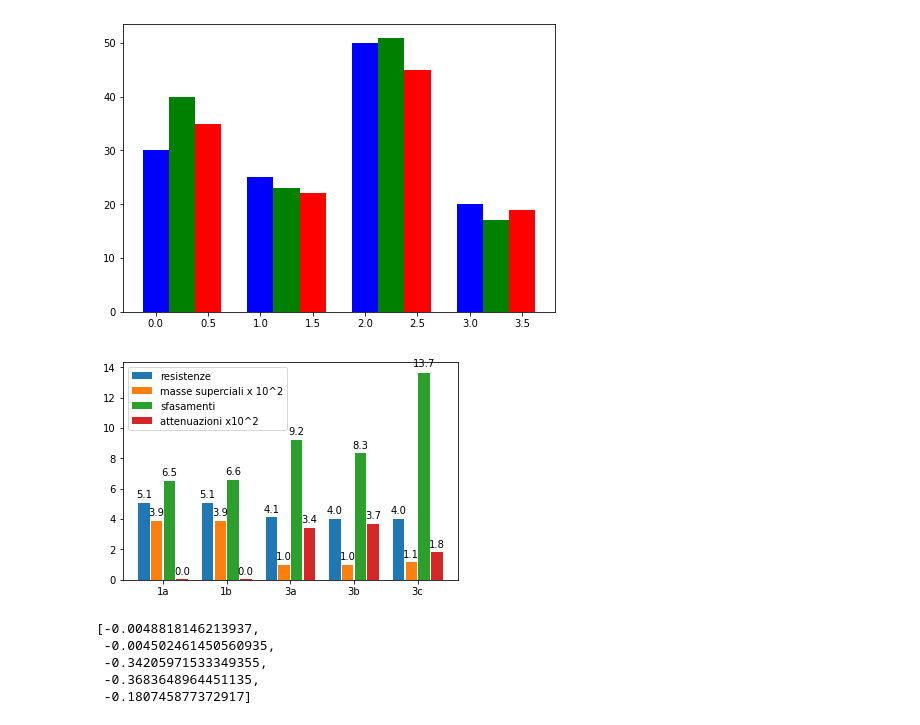
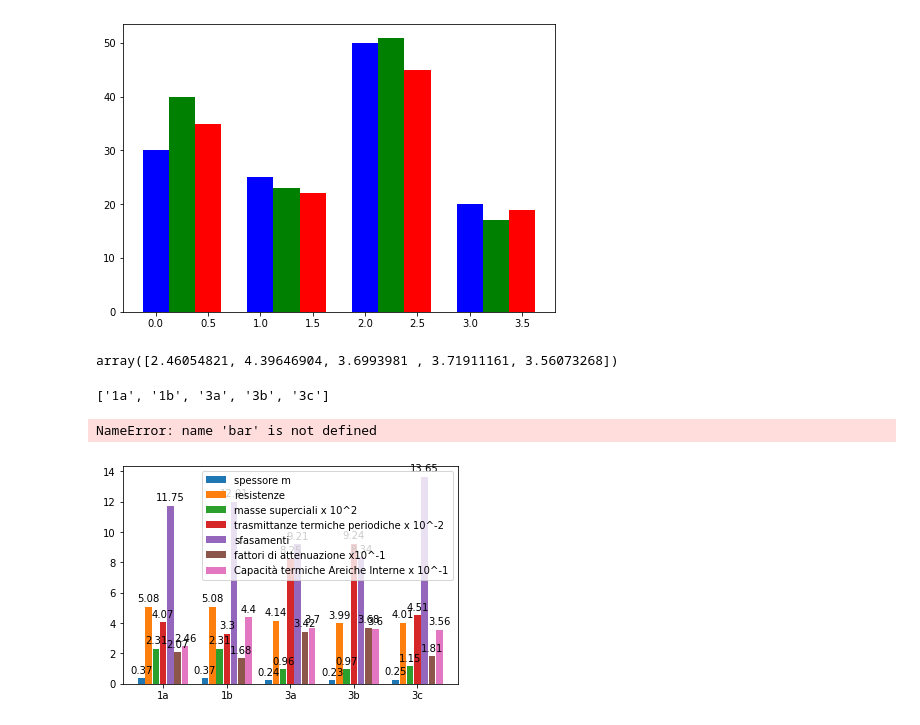
Before and after one commit to sononicola/Static-and-Dynamic-thermal-characterics-of-buildings-components, a Jupyter notebook: ThermBuildings.ipynb, the cells around one changed output. Drawn from its saved outputs; the diff is of its cells as text; code cells hidden in the pictures.

Commit message:
capacotà termica areicca, grafico a barre con più dati

```diff
--- a/ThermBuildings.ipynb
+++ b/ThermBuildings.ipynb
@@ -397,0 +394,21 @@ Totale =  172115.0
+# %%
+massaSuperficiale = spessori*densità
+massaSuperficialeTot = sum(massaSuperficiale)
+print("Massa superficiale = ", massaSuperficialeTot)
+
+
+capacitàTermicaAreica = spessori*densità*caloreSpecifico
+capacitàTermicaAreicaTot = sum(capacitàTermicaAreica)
+print("Capacità termica areica = ", capacitàTermicaAreica, "\nTotale = ", capacitàTermicaAreicaTot )
+
+
+diffusivitàTermica = trasmittanze / (densità * caloreSpecifico)
+print("Diffusività termica = ", diffusivitàTermica)
+
+#k1 = omega * modulo(Z11-1/Z12)
+k1 = ((tempo*3600)/(2*math.pi) * np.sqrt((((Zee[0][0]-1)/Zee[0][1]).real)**2
+           + (((Zee[0][0]-1)/Zee[0][1]).imag)**2))/1000 #kJ/m2 K
+print("Capacità termica areica interna", k1)
+k2 = ((tempo*3600)/(2*math.pi) * np.sqrt((((Zee[1][1]-1)/Zee[0][1]).real)**2
+           + (((Zee[1][1]-1)/Zee[0][1]).imag)**2))/1000 #kJ/m2 K
+print("Capacità termica areica esterna", k2)
@@ -414,9 +438,13 @@ paretiOutput[parete]["trasmittanzaTermicaPeriodica"]=Y12
 paretiOutput[parete]["ammettanzaInterna"]=Y11
 paretiOutput[parete]["ammettanzaEsterna"]=Y22
 paretiOutput[parete]["capacitàTermicaAreica"]=capacitàTermicaAreica
+paretiOutput[parete]["capacitàTermicaAreicaTot"]=capacitàTermicaAreicaTot
+paretiOutput[parete]["CapacitàTermicaAreicaInterna"]=k1
+paretiOutput[parete]["CapacitàTermicaAreicaEsterna"]=k2
 paretiOutput[parete]["massaSuperficiale"]=massaSuperficiale
 paretiOutput[parete]["massaSuperficialeTot"]=massaSuperficialeTot
-paretiOutput[parete]["capacitàTermicaAreicaTot"]=capacitàTermicaAreicaTot
+paretiOutput[parete]["diffusivitàTermica"]=diffusivitàTermica*10**7
+
 
 
 paretiOutput[parete]
@@ -565,7 +585,8 @@ sfasamenti=makeListFromDoubleDicts(pareti,'sfasamento')
 masseSuperficiali=makeListFromDoubleDicts(pareti,'massaSuperficialeTot')
 attenuazioni=makeListFromDoubleDicts(pareti,'attenuazione')
 spessoriTot=makeListFromDoubleDicts(pareti,'spessoreTot')
-capacitàTermicaAreiche=makeListFromDoubleDicts(pareti,'capacitàTermicaAreicaTot')
+capacitàTermicaAreicheInterne=makeListFromDoubleDicts(pareti,'CapacitàTermicaAreicaInterna')
+trasmittanzeTermichePeriodiche=makeListFromDoubleDicts(pareti,'trasmittanzaTermicaPeriodica')
 # %%
 # mettere senza asse y oppure con doppi assi
 # scegliere le altre proprietà da stapare
@@ -603,7 +624,7 @@ ax.legend()
 def autolabel(rects):
     """Attach a text label above each bar in *rects*, displaying its height."""
     for rect in rects:
-        height = round(rect.get_height(),1)
+        height = round(rect.get_height(),2)
         ax.annotate('{}'.format(height),
                     xy=(rect.get_x() + rect.get_width() / 2, height),
                     xytext=(0, 3),  # 3 points vertical offset
@@ -634,6 +655,18 @@ ax.bar(X + 0.50, data[2], color = 'r', width = 0.25)
 # %% [output]
 <BarContainer object of 4 artists>
 [figure]
+# %%
+np.array(capacitàTermicaAreicheInterne)*0.1
+# %% [output]
+array([2.46054821, 4.39646904, 3.6993981 , 3.71911161, 3.56073268])
+# %%
+list(paretiOutput.keys())
+# %% [output]
+['1a', '1b', '3a', '3b', '3c']
+# %%
+bar
+# %% [output]
+NameError: name 'bar' is not defined
 # %%
 #  https://stackoverflow.com/questions/14270391/python-matplotlib-multiple-bars
 
@@ -693,42 +726,37 @@ def bar_plot(ax, data, colors=None, total_width=0.8, single_width=1, legend=True
 
         # Draw a bar for every value of that type
         for x, y in enumerate(values):
             bar = ax.bar(x + x_offset, y, width=bar_width * single_width, color=colors[i % len(colors)])
             autolabel(bar)
         # Add a handle to the last drawn bar, which we'll need for the legend
         bars.append(bar[0])
 
     # Draw legend if we need
     if legend:
         ax.legend(bars, data.keys(),loc='best')
 
 
 if __name__ == "__main__":
     # Usage example:
     data = {
+        "spessore m": spessoriTot,
         "resistenze": resistenzeTot,
         "masse superciali x 10^2": np.array(masseSuperficiali)*0.01,
+        "trasmittanze termiche periodiche x 10^-2": np.array(trasmittanzeTermichePeriodiche)*100,
         "sfasamenti": sfasamenti,
-        "attenuazioni x10^2": abs(np.array(attenuazioni))*10
+        "fattori di attenuazione x10^-1": abs(np.array(attenuazioni))*10,
+        "Capacità termiche Areiche Interne x 10^-1" : np.array(capacitàTermicaAreicheInterne)*0.1
     }
 
     fig, ax = plt.subplots()
-    ax.set_xticks(x)
-    ax.set_xticklabels(list(paretiOutput.keys()))
     bar_plot(ax, data, total_width=.8, single_width=.9)
+    #ax.set_xticks(x) #dà problemi
+    ax.set_xticklabels(['']+list(paretiOutput.keys())) # altrimenti parte dal secondo elemento
     tikzplotlib.save("confronto.tex",
                  axis_width='\\linewidth',
                  axis_height='15cm',
                  #strict=True,
                  #extra_axis_parameters={'\t ticklabel style={ \n \t\t /pgf/number format/fixed, \n \t\t /pgf/number format/precision=5\n\t\t}, \nscaled ticks=false'}
                 )
 # %% [output]
-[figure, old version]
+[figure, new version]
-# %%
-attenuazioni
-# %% [output]
-[-0.0048818146213937,
- -0.004502461450560935,
- -0.34205971533349355,
- -0.3683648964451135,
- -0.180745877372917]
```
Also changed, not shown: parts of 32 cells of this notebook.
